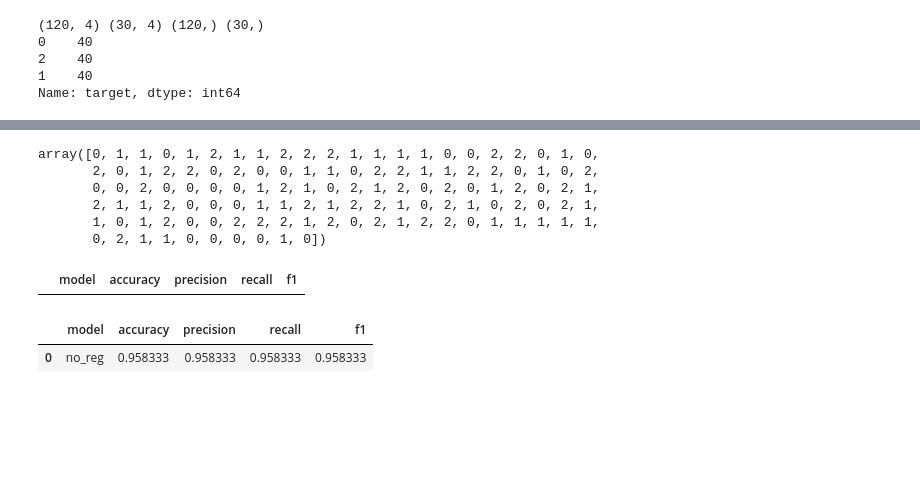
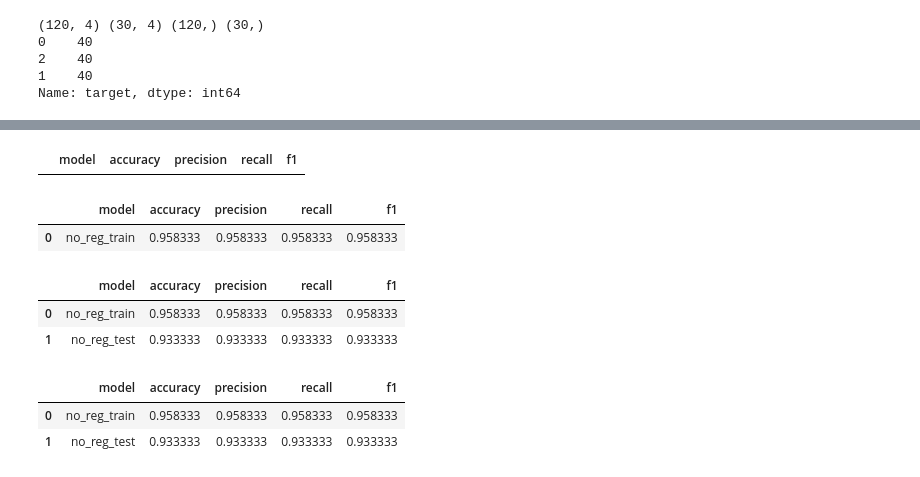
Before and after one commit to alexpgb/Python_DS_2024, a Jupyter notebook: S6/Python_DS_2024_S6_HW.ipynb, the cells around one changed output, grey strips where cells are left out. Cells and saved outputs as stored; diff of their text form; code cells hidden in the pictures; blank space fills up the shorter version.

```diff
--- a/S6/Python_DS_2024_S6_HW.ipynb
+++ b/S6/Python_DS_2024_S6_HW.ipynb
@@ -175,3 +170,7 @@ model = LogisticRegression()
+# %%
+# Применим оптимизационный алгоритм - вариацию стохастического градиентного спуска, т.к. только этот алгоритм обеспечивает выполнение условия задачи:
+# поддержку мультиклассификации и алгоритмы регуляризации l1 и l2
+model = LogisticRegression(с)
 # %%
 model.fit(X_train, y_train)
 # %% [output]
@@ -181,9 +177,0 @@ y_train_pred = model.predict(X_train)
-# %%
-y_train_pred
-# %% [output]
-array([0, 1, 1, 0, 1, 2, 1, 1, 2, 2, 2, 1, 1, 1, 1, 0, 0, 2, 2, 0, 1, 0,
-       2, 0, 1, 2, 2, 0, 2, 0, 0, 1, 1, 0, 2, 2, 1, 1, 2, 2, 0, 1, 0, 2,
-       0, 0, 2, 0, 0, 0, 0, 1, 2, 1, 0, 2, 1, 2, 0, 2, 0, 1, 2, 0, 2, 1,
-       2, 1, 1, 2, 0, 0, 0, 1, 1, 2, 1, 2, 2, 1, 0, 2, 1, 0, 2, 0, 2, 1,
-       1, 0, 1, 2, 0, 0, 2, 2, 2, 1, 2, 0, 2, 1, 2, 2, 0, 1, 1, 1, 1, 1,
-       0, 2, 1, 1, 0, 0, 0, 0, 1, 0])
@@ -190,15 +183,20 @@ array([0, 1, 1, 0, 1, 2, 1, 1, 2, 2, 2, 1, 1, 1, 1, 0, 0, 2, 2, 0, 1, 0,
 # %%
-result_no_opt = pd.DataFrame(columns=['model', 'accuracy', 'precision', 'recall', 'f1'])
-result_no_opt
+result = pd.DataFrame(columns=['model', 'accuracy', 'precision', 'recall', 'f1'])
+result
 # %% [output]
 |  | model | accuracy | precision | recall | f1 |
 # %%
-accuracy = accuracy_score(y_train, y_train_pred)
-precision = precision_score(y_train, y_train_pred, average='micro')
-recall = recall_score(y_train, y_train_pred, average='micro')
-f1 = f1_score(y_train, y_train_pred, average='micro')
-result_no_opt.loc[len(result_no_opt.index)] = ['no_reg', accuracy, precision, recall, f1]
-result_no_opt
+# Определим метрики модели на тренировочных данных
+model_name = 'no_reg_train'
+y_pred = model.predict(X_train)
+result = result.loc[result['model'] != model_name]
+accuracy = accuracy_score(y_train, y_pred)
+precision = precision_score(y_train, y_pred, average='micro')
+recall = recall_score(y_train, y_pred, average='micro')
+f1 = f1_score(y_train, y_pred, average='micro')
+# print(accuracy, precision, recall, f1)
+result.loc[len(result.index)] = [model_name, accuracy, precision, recall, f1]
+result
 # %% [output]
 |  | model | accuracy | precision | recall | f1 |
-| 0 | no_reg | 0.958333 | 0.958333 | 0.958333 | 0.958333 |
+| 0 | no_reg_train | 0.958333 | 0.958333 | 0.958333 | 0.958333 |
@@ -206,0 +203,24 @@ result_no_opt
+# %%
+# Определим метрики модели на тестовых данных
+# Наблюдаем незначительное снижение метрик модели
+# Явного переобучения не наблюдается.
+model_name = 'no_reg_test'
+y_pred = model.predict(X_test)
+result = result.loc[result['model'] != model_name]
+accuracy = accuracy_score(y_test, y_pred)
+precision = precision_score(y_test, y_pred, average='micro')
+recall = recall_score(y_test, y_pred, average='micro')
+f1 = f1_score(y_test, y_pred, average='micro')
+result.loc[len(result.index)] = [model_name, accuracy, precision, recall, f1]
+result
+# %% [output]
+|  | model | accuracy | precision | recall | f1 |
+| 0 | no_reg_train | 0.958333 | 0.958333 | 0.958333 | 0.958333 |
+| 1 | no_reg_test | 0.933333 | 0.933333 | 0.933333 | 0.933333 |
+# %%
+# result = .drop(index=[1], inplace=True)
+result
+# %% [output]
+|  | model | accuracy | precision | recall | f1 |
+| 0 | no_reg_train | 0.958333 | 0.958333 | 0.958333 | 0.958333 |
+| 1 | no_reg_test | 0.933333 | 0.933333 | 0.933333 | 0.933333 |
```
Also changed, not shown: parts of 22 cells of this notebook.
